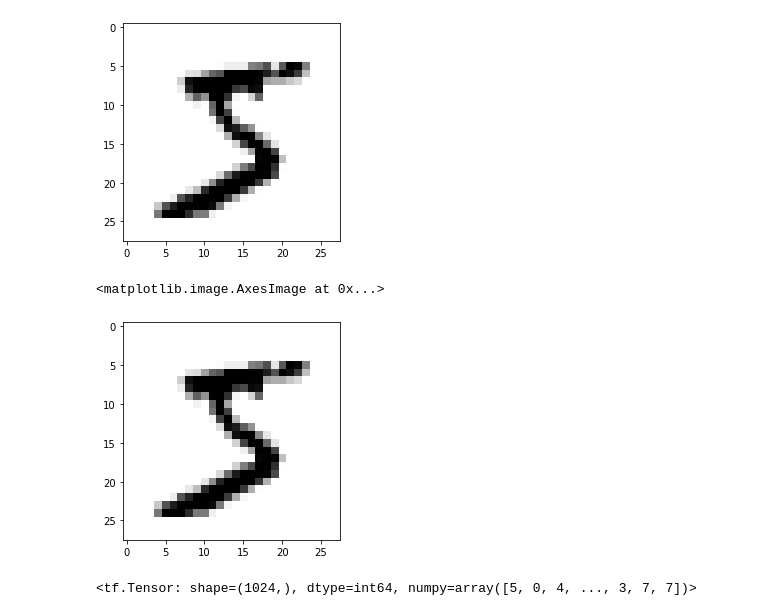
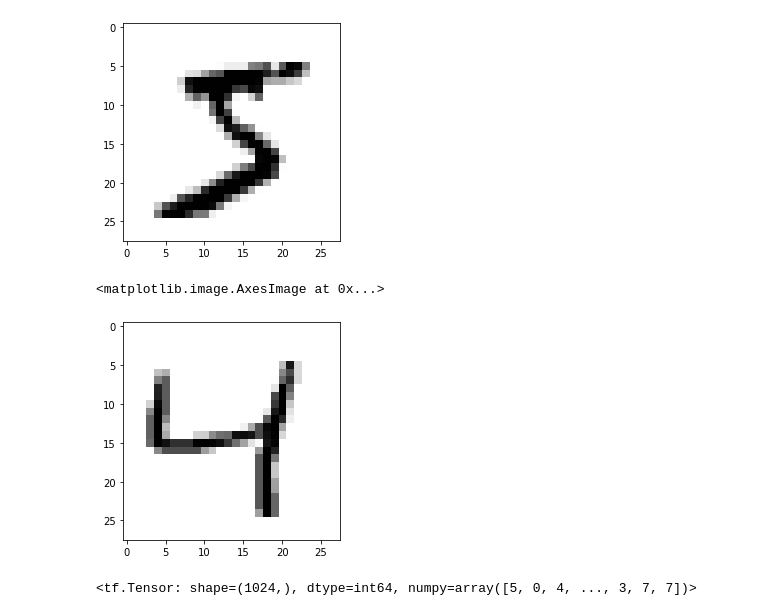
Before and after one commit to surajsrivathsa/ovgu_deeplearning, a Jupyter notebook: Assignment_10_Adverserial_Examples_and_Training.ipynb, the cells around one changed output. Cells and saved outputs as stored; diff of their text form; code cells hidden in the pictures.

```diff
--- a/Assignment_10_Adverserial_Examples_and_Training.ipynb
+++ b/Assignment_10_Adverserial_Examples_and_Training.ipynb
@@ -341,10 +358,10 @@ plt.imshow(adverserial_training_images_batch_modified[0,:,:], cmap = plt.cm.bina
 <matplotlib.image.AxesImage at 0x...>
 [figure]
 # %%
-plt.imshow(adverserial_training_images_batch[0,:,:], cmap = plt.cm.binary)
+plt.imshow(adverserial_training_images_batch[2,:,:], cmap = plt.cm.binary)
 # %% [output]
 <matplotlib.image.AxesImage at 0x...>
-[figure, old version]
+[figure, new version]
 # %%
 modified_predictions = mlp_model(adverserial_training_images_batch_modified)
 # %%
```
Also changed, not shown: parts of 30 cells of this notebook.
